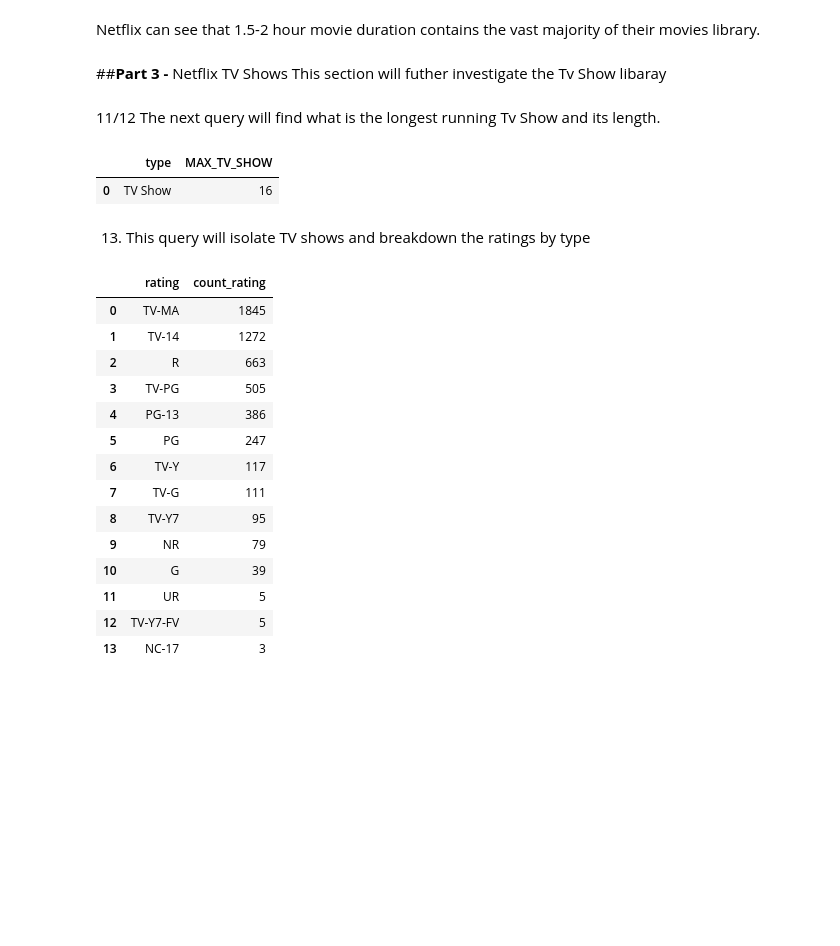
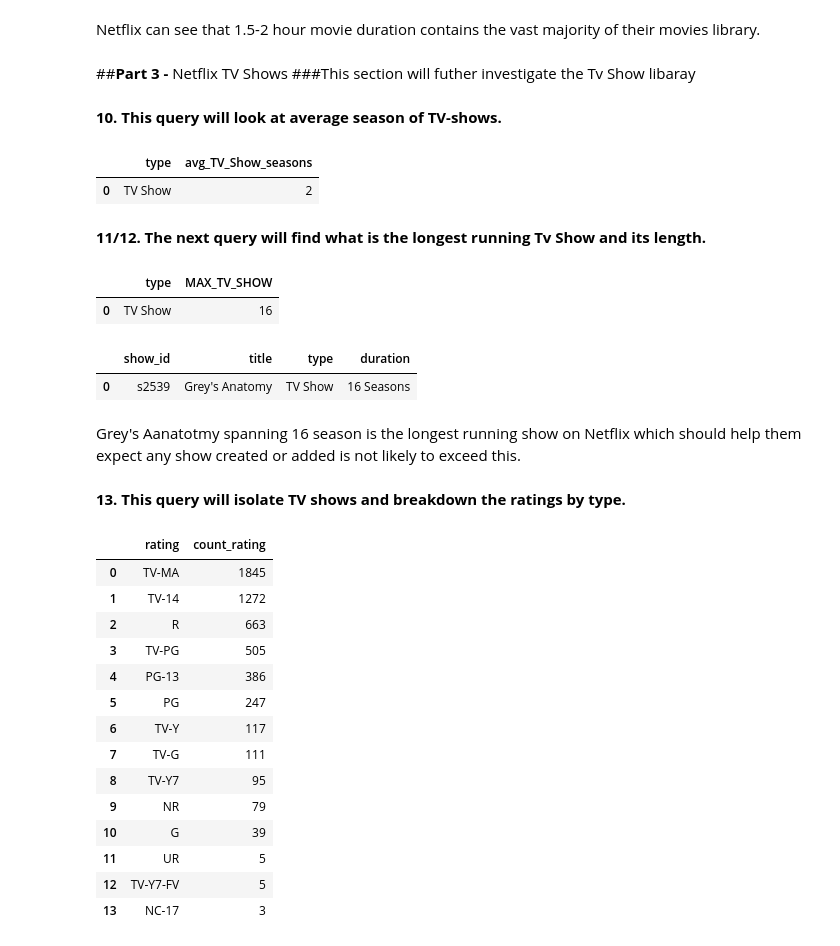
Before and after one commit to aditya248/Netflix-Exploratory-Data-Analysis, a Jupyter notebook: BA775_TeamProject_B2T8.ipynb, the cells around one changed output. Saved outputs shown, nothing was run; the diff lists cells and outputs as text; code cells hidden in the pictures; blank space fills up the shorter version.

Commit message:
Formatted, organized and removed duplicate query.

```diff
--- a/BA775_TeamProject_B2T8.ipynb
+++ b/BA775_TeamProject_B2T8.ipynb
@@ -272,9 +244,21 @@ ORDER BY CAST(SPLIT(duration_range,' ')[OFFSET(0)] as INT64)
 Netflix can see that 1.5-2 hour movie duration contains  the vast majority of their movies library.
 # %% [markdown]
 ##**Part 3 -** Netflix TV Shows
-This section will futher investigate the Tv Show libaray
+###This section will futher investigate the Tv Show libaray
+# %% [markdown]
+**10. This query will look at average season of TV-shows.**
+# %%
+%%bigquery --project=ba775-team8-b2
+SELECT type, CAST(ROUND(AVG(Updated_duration)) AS INT64) AS avg_TV_Show_seasons FROM
+(SELECT type, CAST(REPLACE(REPLACE(duration,'s',''),'Seaon','') AS INT64) AS Updated_duration
+FROM `ba775-team8-b2.Netflix.netflix_titles`
+WHERE type='TV Show')
+GROUP BY type
+# %% [output]
+|  | type | avg_TV_Show_seasons |
+| 0 | TV Show | 2 |
 # %% [markdown]
-11/12 The next  query will find what is the longest running Tv Show and its  length.
+**11/12. The next  query will find what is the longest running Tv Show and its  length.**
 # %%
 %%bigquery --project=ba775-team8-b2
 SELECT type,MAX(new_duration) AS MAX_TV_SHOW FROM
@@ -285,8 +269,18 @@ GROUP BY type
 # %% [output]
 |  | type | MAX_TV_SHOW |
 | 0 | TV Show | 16 |
+# %%
+%%bigquery --project=ba775-team8-b2
+SELECT show_id, title, type,duration FROM `ba775-team8-b2.Netflix.netflix_titles`
+WHERE type = 'TV Show'
+      AND duration LIKE '16 S%'
+# %% [output]
+|  | show_id | title | type | duration |
+| 0 | s2539 | Grey's Anatomy | TV Show | 16 Seasons |
+# %% [markdown]
+Grey's Aanatotmy spanning 16 season is the longest running show on Netflix which should help them expect any show created or added is not likely to exceed this.
 # %% [markdown]
-13. This query will isolate TV shows and breakdown the ratings by type
+**13. This query will isolate TV shows and breakdown the ratings by type.**
 # %%
 %%bigquery --project=ba775-team8-b2
 SELECT rating, COUNT(rating) AS count_rating FROM `ba775-team8-b2.Netflix.netflix_titles`
```
Also changed, not shown: parts of 39 cells of this notebook.
